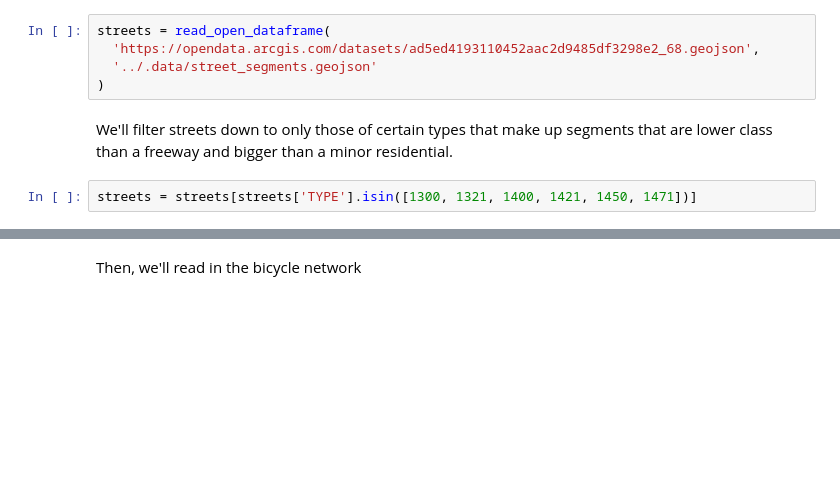
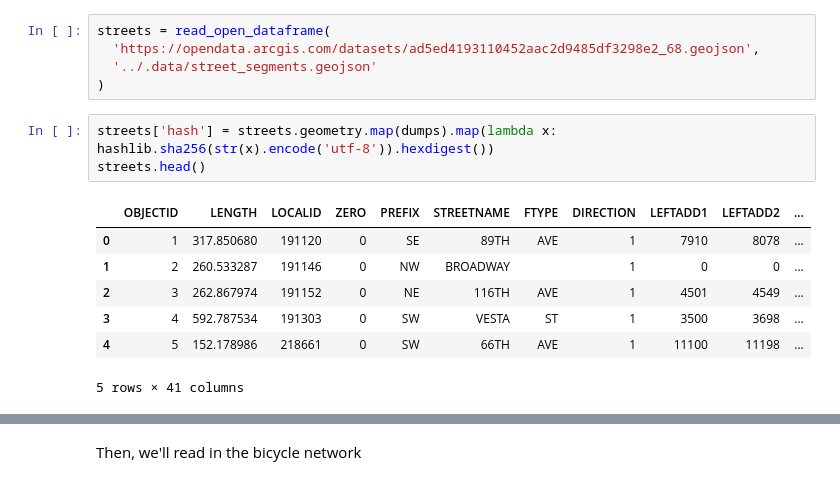
Before and after one commit to mike-mcdonald/notebooks, a Jupyter notebook: py/Segments processing.ipynb, the cells around one changed output, grey strips where cells are left out. Saved outputs shown, nothing was run; the diff lists cells and outputs as text; blank space fills up the shorter version.

```diff
--- a/py/Segments processing.ipynb
+++ b/py/Segments processing.ipynb
@@ -19,7 +23,14 @@ streets = read_open_dataframe(
   'https://opendata.arcgis.com/datasets/ad5ed4193110452aac2d9485df3298e2_68.geojson',
   '../.data/street_segments.geojson'
 )
-# %% [markdown]
-We'll filter streets down to only those of certain types that make up segments that are lower class than a freeway and bigger than a minor residential.
-# %%
-streets = streets[streets['TYPE'].isin([1300, 1321, 1400, 1421, 1450, 1471])]
+# %%
+streets['hash'] = streets.geometry.map(dumps).map(lambda x: hashlib.sha256(str(x).encode('utf-8')).hexdigest())
+streets.head()
+# %% [output]
+|  | OBJECTID | LENGTH | LOCALID | ZERO | PREFIX | STREETNAME | FTYPE | DIRECTION | LEFTADD1 | LEFTADD2 | ... |
+| 0 | 1 | 317.850680 | 191120 | 0 | SE | 89TH | AVE | 1 | 7910 | 8078 | ... |
+| 1 | 2 | 260.533287 | 191146 | 0 | NW | BROADWAY |  | 1 | 0 | 0 | ... |
+| 2 | 3 | 262.867974 | 191152 | 0 | NE | 116TH | AVE | 1 | 4501 | 4549 | ... |
+| 3 | 4 | 592.787534 | 191303 | 0 | SW | VESTA | ST | 1 | 3500 | 3698 | ... |
+| 4 | 5 | 152.178986 | 218661 | 0 | SW | 66TH | AVE | 1 | 11100 | 11198 | ... |
+5 rows × 41 columns
```
Also changed, not shown: parts of 27 cells of this notebook.
